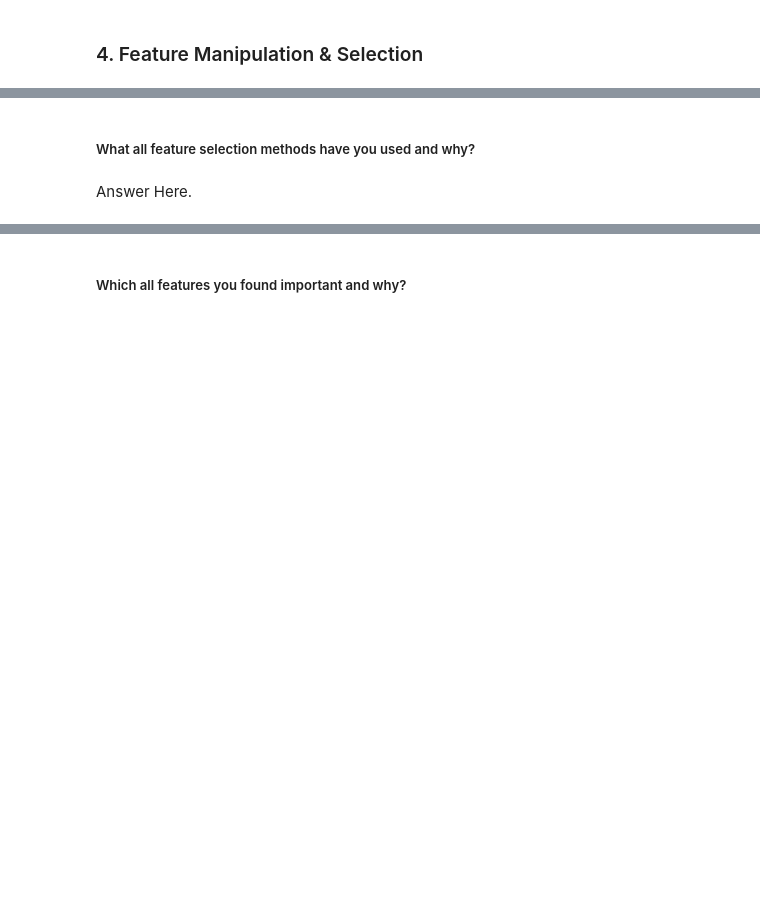
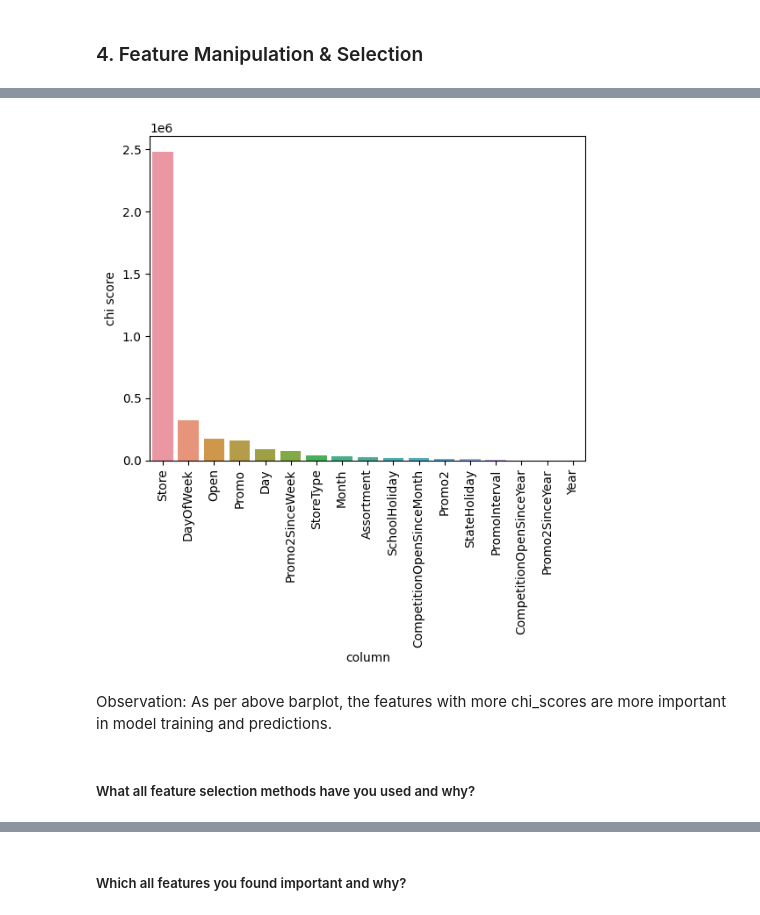
Before and after one commit to dhar9571/Retail-Sales-Prediction-ML-Regression, a Jupyter notebook: Capstone_Project_Retail_Sales_Prediction_ML_Regression.ipynb, the cells around one changed output, grey strips where cells are left out. Cells and saved outputs as stored; diff of their text form; code cells hidden in the pictures; blank space fills up the shorter version.

```diff
--- a/Capstone_Project_Retail_Sales_Prediction_ML_Regression.ipynb
+++ b/Capstone_Project_Retail_Sales_Prediction_ML_Regression.ipynb
@@ -1215,0 +1257,4 @@ Answer Here.
+# %%
+# Dropping CompetitionDistance column as it does not have correlation with Sales column:
+
+df.drop(["CompetitionDistance"],axis=1,inplace=True)
@@ -1219,0 +1267,21 @@ Answer Here.
+# %%
+# importing chi2
+
+from sklearn.feature_selection import chi2
+
+# creating a seperate dataframe for only categorical features:
+
+categorical_features = df.drop(["Customers","Sales"],axis=1)
+target_feature = df["Sales"]
+
+# Performing Chi-Square test to obtain the chi_value, p_value:
+
+chi_scores = chi2(categorical_features, target_feature)
+
+# creating a new dataframe for categorical features and their respective chi_score:
+
+chi_df = pd.DataFrame({"column":categorical_features.columns,"chi score":chi_scores[0]}).sort_values(by="chi score",ascending=False)
+
+# printing the dataframe
+
+chi_df
@@ -1219,0 +1307,10 @@ Answer Here.
+# %%
+# Plotting the chi_values on bar-graph:
+
+sns.barplot(x=chi_df["column"],y=chi_df["chi score"])
+plt.xticks(rotation=90)
+plt.show()
+# %% [output]
+[figure, added]
+# %% [markdown]
+Observation: As per above barplot, the features with more chi_scores are more important in model training and predictions.
@@ -1220,4 +1322,2 @@ Answer Here.
 # %% [markdown]
 ##### What all feature selection methods have you used  and why?
-# %% [markdown]
-Answer Here.
```
Also changed, not shown: parts of 62 cells of this notebook.
